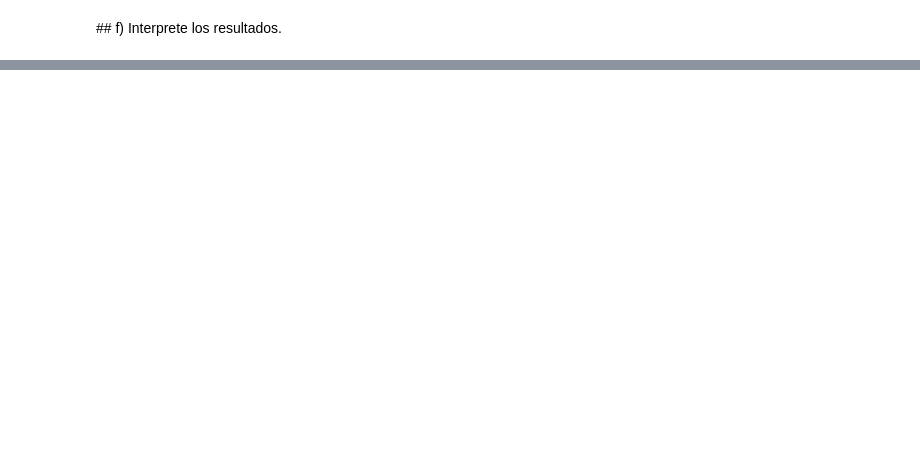
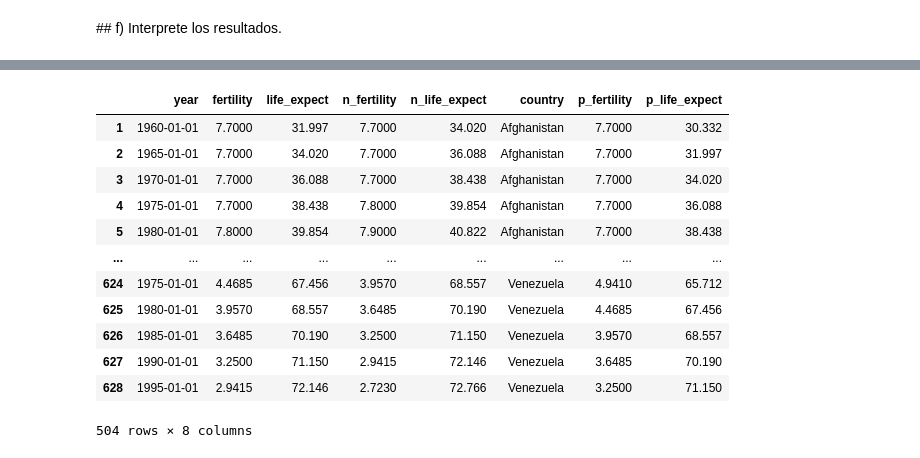
Before and after one commit to shanthalchs/Python4, a Jupyter notebook: tarea4/tarea4.ipynb, the cells around one changed output, grey strips where cells are left out. Drawn from its saved outputs; the diff is of its cells as text; code cells hidden in the pictures; blank space fills up the shorter version.

```diff
--- a/tarea4/tarea4.ipynb
+++ b/tarea4/tarea4.ipynb
@@ -84,0 +208,20 @@ alt.Chart(datos,title = "Relación de Acceso a la cultura y Acceso a Educación
+# %%
+countries = data.countries()
+countries = countries.iloc[:,1:9] #me deshago de la primera col
+countries = countries.dropna()
+countries.year = pd.to_datetime(countries.year,format = '%Y')
+countries
+# %% [output]
+|  | year | fertility | life_expect | n_fertility | n_life_expect | country | p_fertility | p_life_expect |
+| 1 | 1960-01-01 | 7.7000 | 31.997 | 7.7000 | 34.020 | Afghanistan | 7.7000 | 30.332 |
+| 2 | 1965-01-01 | 7.7000 | 34.020 | 7.7000 | 36.088 | Afghanistan | 7.7000 | 31.997 |
+| 3 | 1970-01-01 | 7.7000 | 36.088 | 7.7000 | 38.438 | Afghanistan | 7.7000 | 34.020 |
+| 4 | 1975-01-01 | 7.7000 | 38.438 | 7.8000 | 39.854 | Afghanistan | 7.7000 | 36.088 |
+| 5 | 1980-01-01 | 7.8000 | 39.854 | 7.9000 | 40.822 | Afghanistan | 7.7000 | 38.438 |
+| ... | ... | ... | ... | ... | ... | ... | ... | ... |
+| 624 | 1975-01-01 | 4.4685 | 67.456 | 3.9570 | 68.557 | Venezuela | 4.9410 | 65.712 |
+| 625 | 1980-01-01 | 3.9570 | 68.557 | 3.6485 | 70.190 | Venezuela | 4.4685 | 67.456 |
+| 626 | 1985-01-01 | 3.6485 | 70.190 | 3.2500 | 71.150 | Venezuela | 3.9570 | 68.557 |
+| 627 | 1990-01-01 | 3.2500 | 71.150 | 2.9415 | 72.146 | Venezuela | 3.6485 | 70.190 |
+| 628 | 1995-01-01 | 2.9415 | 72.146 | 2.7230 | 72.766 | Venezuela | 3.2500 | 71.150 |
+504 rows × 8 columns
```
Also changed, not shown: parts of 18 cells of this notebook, 2 other files.
